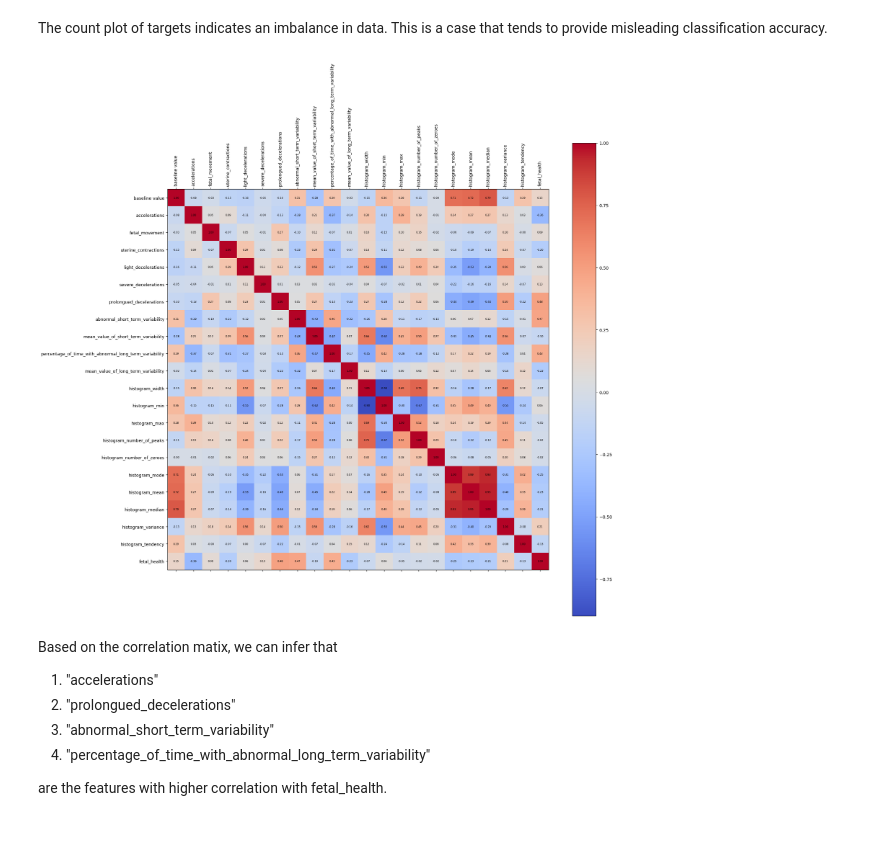
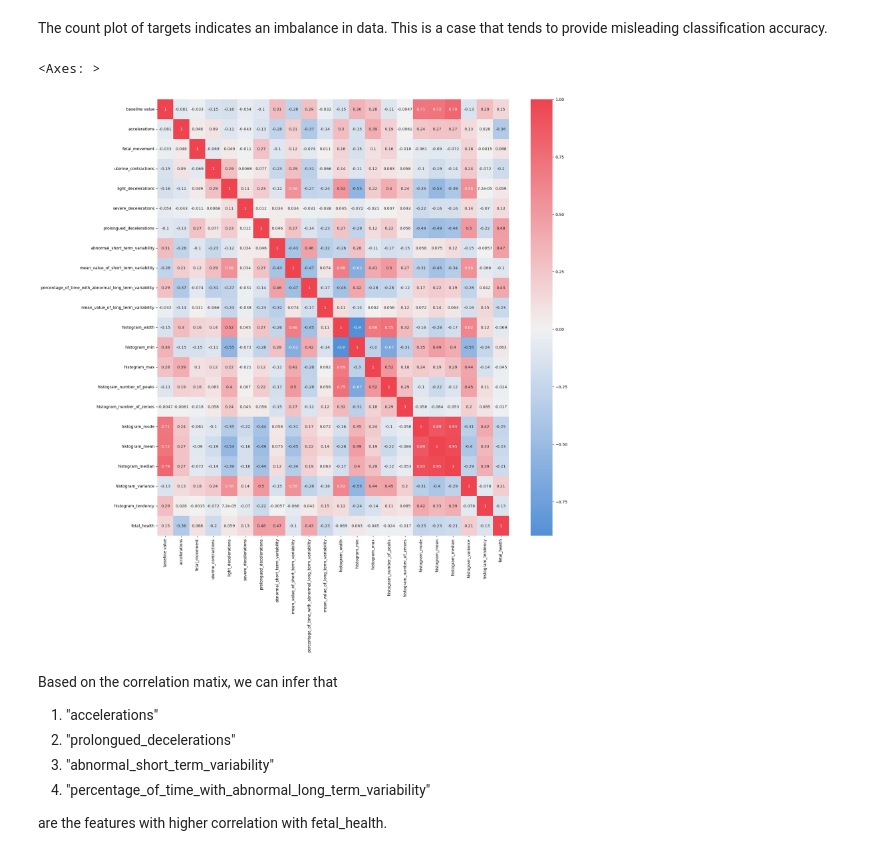
Before and after one commit to evanyan13/fetu_poc, a Jupyter notebook: proof_of_concept/classification_sklearn.ipynb, the cells around one changed output. Saved outputs shown, nothing was run; the diff lists cells and outputs as text; code cells hidden in the pictures.

```diff
--- a/proof_of_concept/classification_sklearn.ipynb
+++ b/proof_of_concept/classification_sklearn.ipynb
@@ -139,22 +139,16 @@ sns.countplot(data=data, x="fetal_health")
 # %% [markdown]
 The count plot of targets indicates an imbalance in data. This is a case that tends to provide misleading classification accuracy.
-# %%
-# Correlation matrix
-corrmat= data.corr()
-
-fig, ax = plt.subplots(figsize=(20, 20))
-cax = ax.matshow(corrmat, cmap='coolwarm')
-fig.colorbar(cax)
-plt.xticks(range(len(corrmat.columns)), corrmat.columns, rotation=90)
-plt.yticks(range(len(corrmat.columns)), corrmat.columns)
-
-# Add the text annotations
-for (i, j), val in np.ndenumerate(corrmat.values):
-    ax.text(j, i, f'{val:.2f}', ha='center', va='center', fontsize=6)
-
-plt.show()
-# %% [output]
-[figure, removed]
+# %%
+#correlation matrix
+corrmat= data.corr()
+plt.figure(figsize=(20,20))
+
+cmap = sns.diverging_palette(250, 10, s=80, l=55, n=9, as_cmap=True)
+
+sns.heatmap(corrmat,annot=True, cmap=cmap, center=0)
+# %% [output]
+<Axes: >
+[figure, added]
 # %% [markdown]
 Based on the correlation matix, we can infer that
 1. "accelerations"
```
Also changed, not shown: parts of 29 cells of this notebook.
